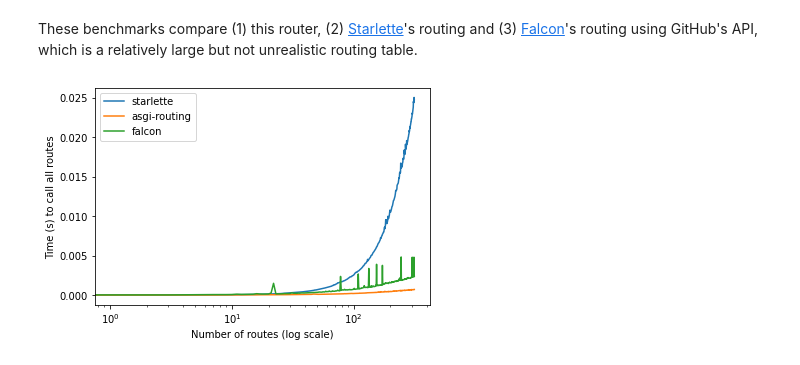
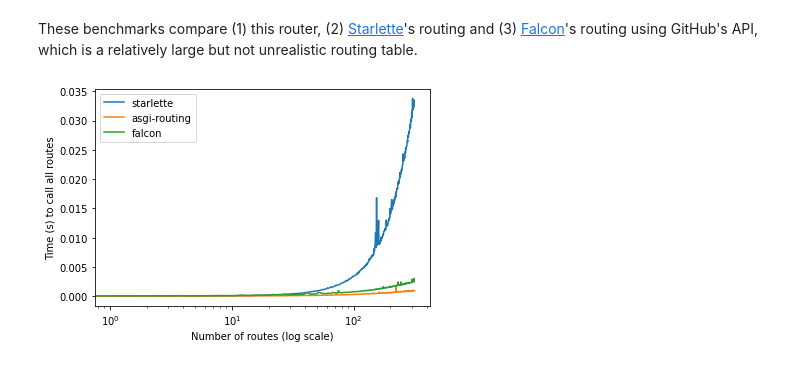
Before and after one commit to adriangb/asgi-routing, a Jupyter notebook: bench.ipynb, the cells around one changed output. Cells and saved outputs as stored; diff of their text form; code cells hidden in the pictures.

```diff
--- a/bench.ipynb
+++ b/bench.ipynb
@@ -708,7 +708,7 @@ def build_falcon_router(n: int) -> ASGIApp:
 from typing import Callable
 from timeit import default_timer
 
-async def benchmark(router_factory: Callable[[int], ASGIApp]) -> tuple[list[int], list[float]]:
+async def benchmark(router_factory: Callable[[int], ASGIApp]) -> tuple[list[int], list[list[float]]]:
     async def send(message: Message) -> None:
         if message["type"] == "http.response.start":
             assert message["status"] == 200, message
@@ -730,22 +730,23 @@ async def benchmark(router_factory: Callable[[int], ASGIApp]) -> tuple[list[int]
     }
 
     t: list[int] = []
-    f: list[float] = []
+    f: list[list[float]] = []
 
     for n_routes in range(len(urls)):
         router = router_factory(n_routes)
         run: list[float] = []
-        for _ in range(10):
-            start = default_timer()
+        for _ in range(100):
+            t_total = 0
             for url in urls[:n_routes]:
                 scope_with_path = scope.copy()
                 scope_with_path["path"] = url
                 scope_with_path["raw_path"] = url.encode()
+                start = default_timer()
                 await router(scope_with_path, receive, send)
-            elapsed = default_timer()-start
-            run.append(elapsed)
+                t_total += (default_timer()-start)
+            run.append(t_total)
         t.append(n_routes)
-        f.append(sum(run) / len(run))
+        f.append(run)
 
     return t, f
 # %%
@@ -753,18 +754,19 @@ t_falcon, f_falcon = await benchmark(build_falcon_router)
 t_starlette, f_starlette = await benchmark(build_starlette_router)
 t_asgi_routing, f_asgi_routing = await benchmark(build_asgi_routing_router)
 # %%
+from statistics import mean
 import matplotlib.pyplot as plt
 
 fig, ax = plt.subplots()
 
 ax.set_xscale('log')
-ax.plot(t_starlette, f_starlette, label="starlette")
-ax.plot(t_asgi_routing, f_asgi_routing, label="asgi-routing")
-ax.plot(t_falcon, f_falcon, label="falcon")
+ax.plot(t_starlette, [mean(g) for g in f_starlette], label="starlette")
+ax.plot(t_asgi_routing, [mean(g) for g in f_asgi_routing], label="asgi-routing")
+ax.plot(t_falcon, [mean(g) for g in f_falcon], label="falcon")
 plt.xlabel("Number of routes (log scale)")
 plt.ylabel("Time (s) to call all routes")
 plt.legend()
 fig.set_facecolor("white")
 plt.show()
 # %% [output]
-[figure, old version]
+[figure, new version]
```
Also changed, not shown: 5 other files.
